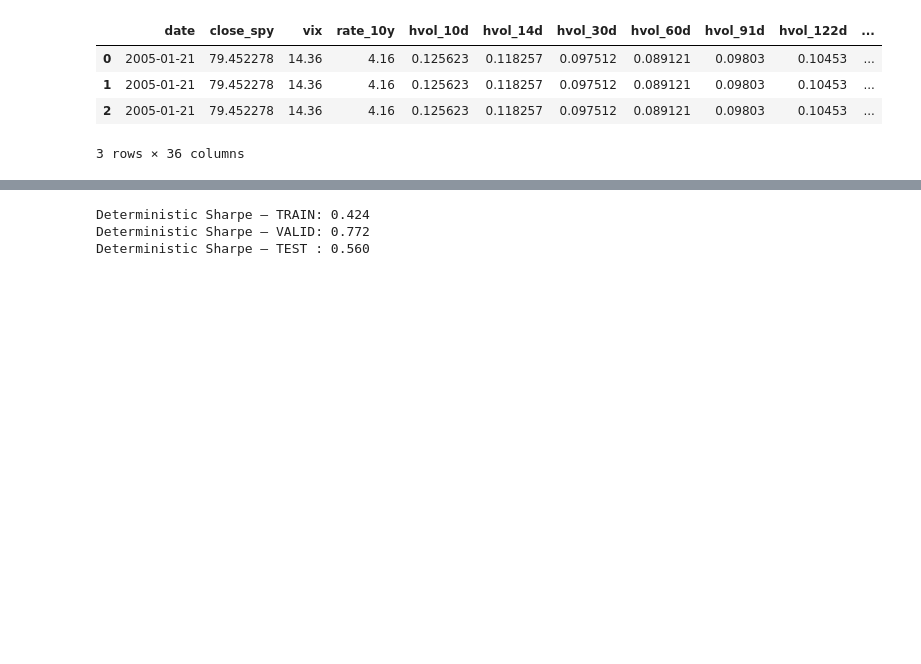
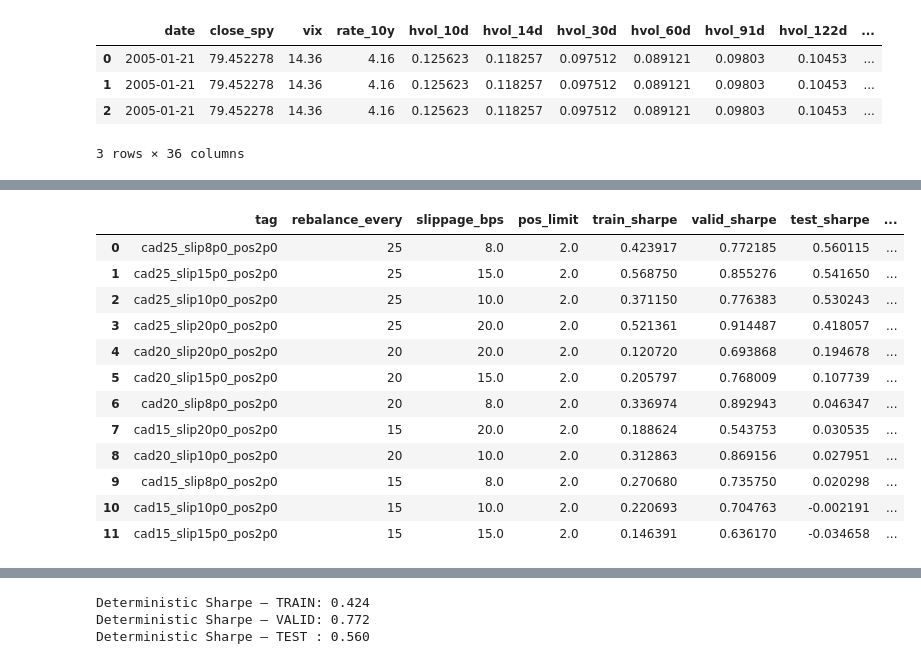
Before and after one commit to li-ruoxi/deep-hedging-rl-forked, a Jupyter notebook: notebooks/03_rl_training.ipynb, the cells around one changed output, grey strips where cells are left out. Saved outputs shown, nothing was run; the diff lists cells and outputs as text; code cells hidden in the pictures; blank space fills up the shorter version.

Commit message:
hyperparam sweeping + experiments

```diff
--- a/notebooks/03_rl_training.ipynb
+++ b/notebooks/03_rl_training.ipynb
@@ -258,0 +261,16 @@ Name: 0, dtype: object
+# %%
+sweep_df
+# %% [output]
+|  | tag | rebalance_every | slippage_bps | pos_limit | train_sharpe | valid_sharpe | test_sharpe | ... |
+| 0 | cad25_slip8p0_pos2p0 | 25 | 8.0 | 2.0 | 0.423917 | 0.772185 | 0.560115 | ... |
+| 1 | cad25_slip15p0_pos2p0 | 25 | 15.0 | 2.0 | 0.568750 | 0.855276 | 0.541650 | ... |
+| 2 | cad25_slip10p0_pos2p0 | 25 | 10.0 | 2.0 | 0.371150 | 0.776383 | 0.530243 | ... |
+| 3 | cad25_slip20p0_pos2p0 | 25 | 20.0 | 2.0 | 0.521361 | 0.914487 | 0.418057 | ... |
+| 4 | cad20_slip20p0_pos2p0 | 20 | 20.0 | 2.0 | 0.120720 | 0.693868 | 0.194678 | ... |
+| 5 | cad20_slip15p0_pos2p0 | 20 | 15.0 | 2.0 | 0.205797 | 0.768009 | 0.107739 | ... |
+| 6 | cad20_slip8p0_pos2p0 | 20 | 8.0 | 2.0 | 0.336974 | 0.892943 | 0.046347 | ... |
+| 7 | cad15_slip20p0_pos2p0 | 15 | 20.0 | 2.0 | 0.188624 | 0.543753 | 0.030535 | ... |
+| 8 | cad20_slip10p0_pos2p0 | 20 | 10.0 | 2.0 | 0.312863 | 0.869156 | 0.027951 | ... |
+| 9 | cad15_slip8p0_pos2p0 | 15 | 8.0 | 2.0 | 0.270680 | 0.735750 | 0.020298 | ... |
+| 10 | cad15_slip10p0_pos2p0 | 15 | 10.0 | 2.0 | 0.220693 | 0.704763 | -0.002191 | ... |
+| 11 | cad15_slip15p0_pos2p0 | 15 | 15.0 | 2.0 | 0.146391 | 0.636170 | -0.034658 | ... |
```
Also changed, not shown: parts of 11 cells of this notebook, 18 other files.
